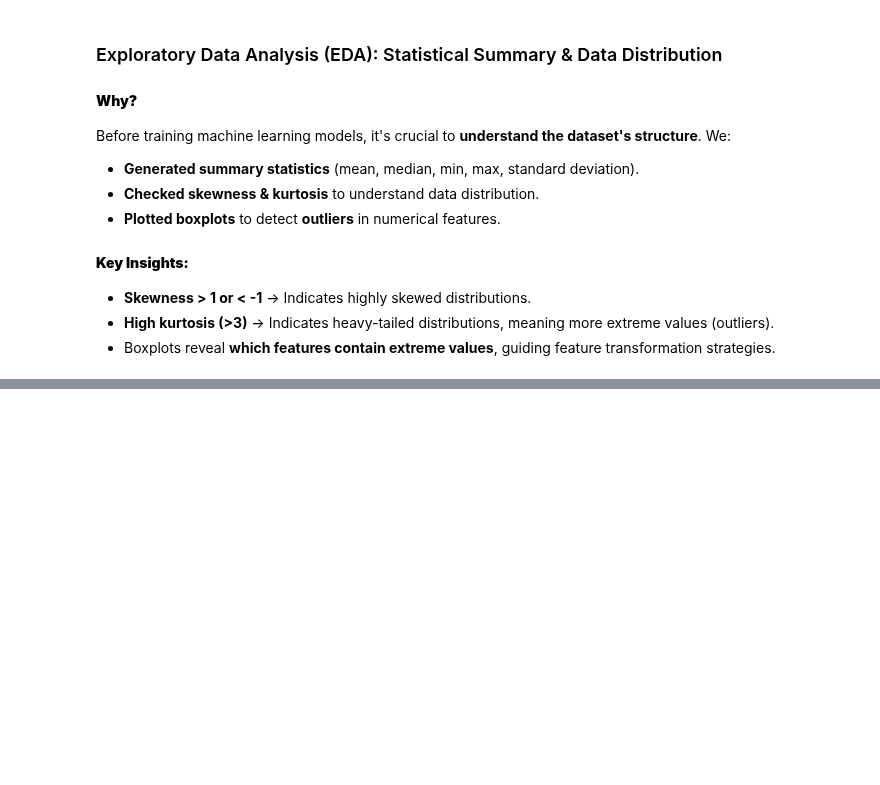
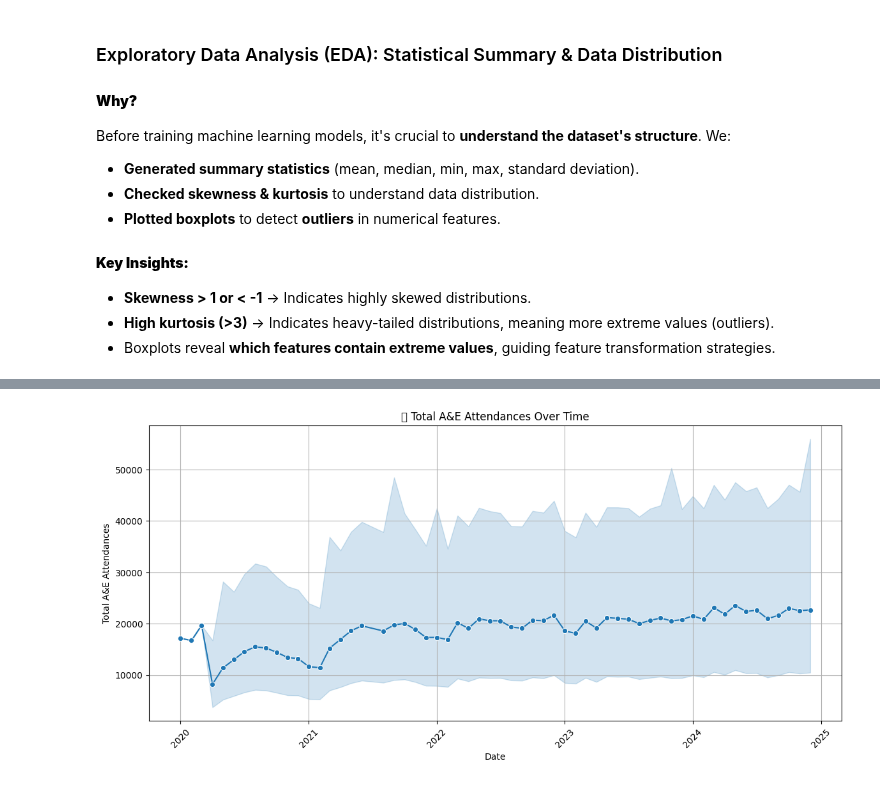
Before and after one commit to sophieboyle1/Final-Year-Project, a Jupyter notebook: src/predictions.ipynb, the cells around one changed output, grey strips where cells are left out. Saved outputs shown, nothing was run; the diff lists cells and outputs as text; code cells hidden in the pictures; blank space fills up the shorter version.

```diff
--- a/src/predictions.ipynb
+++ b/src/predictions.ipynb
@@ -192,0 +193,18 @@ total_a&e_attendances                               15.099051  230.221621
+# %%
+# Convert 'year' and 'month' into a datetime format for time-series analysis
+nhs_data["date"] = pd.to_datetime(nhs_data["year"] + "-" + nhs_data["month"].astype(str), format="%Y-%B")
+
+# Sort dataset by date
+nhs_data = nhs_data.sort_values(by="date")
+
+# Plot time series trend of total A&E attendances
+plt.figure(figsize=(14, 6))
+sns.lineplot(data=nhs_data, x="date", y="total_a&e_attendances", marker="o")
+plt.title("📈 Total A&E Attendances Over Time")
+plt.xlabel("Date")
+plt.ylabel("Total A&E Attendances")
+plt.xticks(rotation=45)
+plt.grid(True)
+plt.show()
+# %% [output]
+[figure, added]
```
Also changed, not shown: parts of 4 cells of this notebook.
